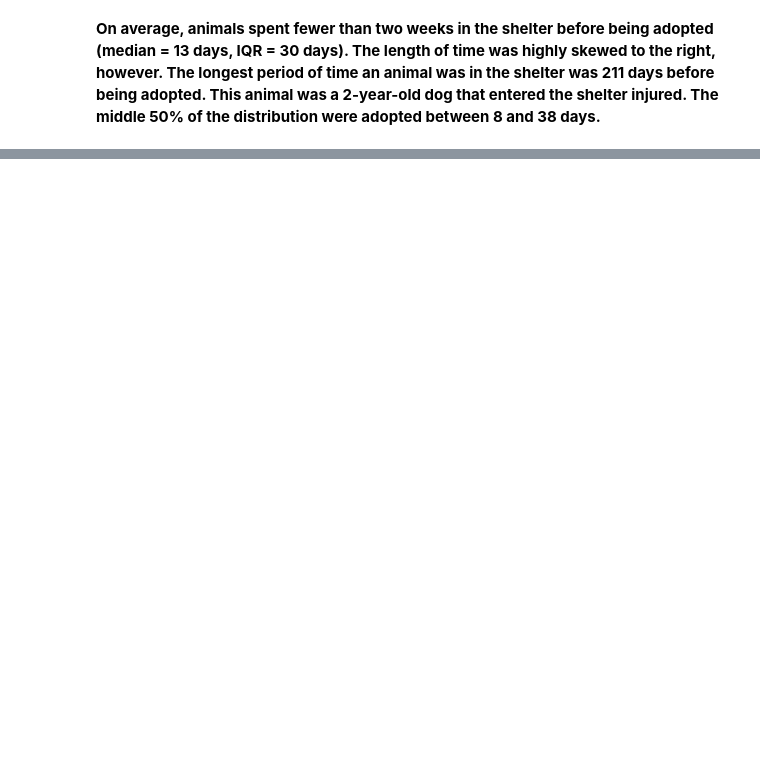
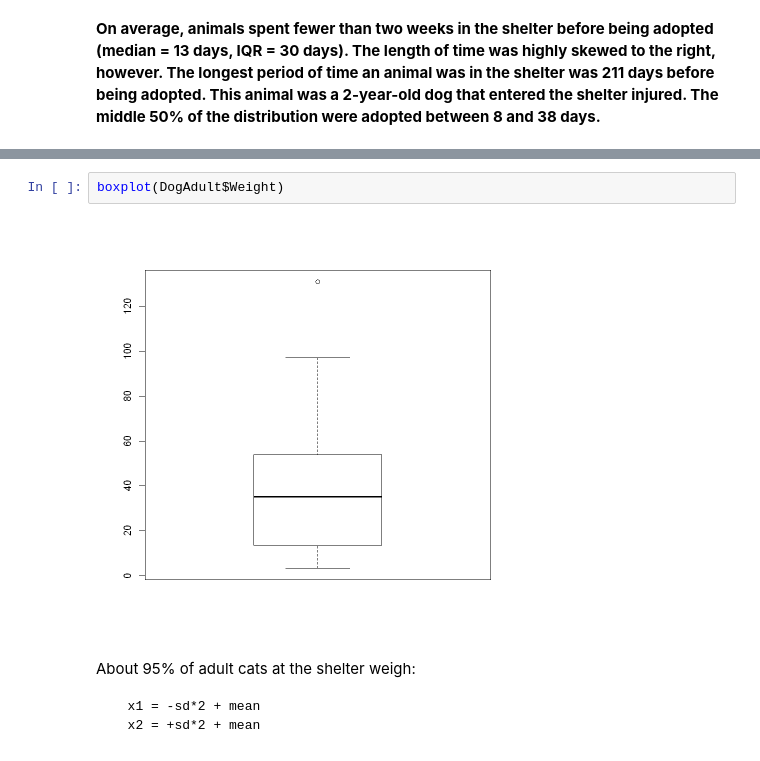
Before and after one commit to LeonardoSMSoares/Foundations-of-Data-Analysis-with-R, a Jupyter notebook: Lab 2 - Austin Animal Shelter.ipynb, the cells around one changed output, grey strips where cells are left out. Drawn from its saved outputs; the diff is of its cells as text; blank space fills up the shorter version.

```diff
--- a/Lab 2 - Austin Animal Shelter.ipynb
+++ b/Lab 2 - Austin Animal Shelter.ipynb
@@ -156,0 +222,9 @@ A data.frame: 6 × 24
+# %%
+boxplot(DogAdult$Weight)
+# %% [output]
+[figure, added]
+# %% [markdown]
+About 95% of adult cats at the shelter weigh:
+
+      x1 = -sd*2 + mean
+      x2 = +sd*2 + mean
```
Also changed, not shown: parts of 33 cells of this notebook.
